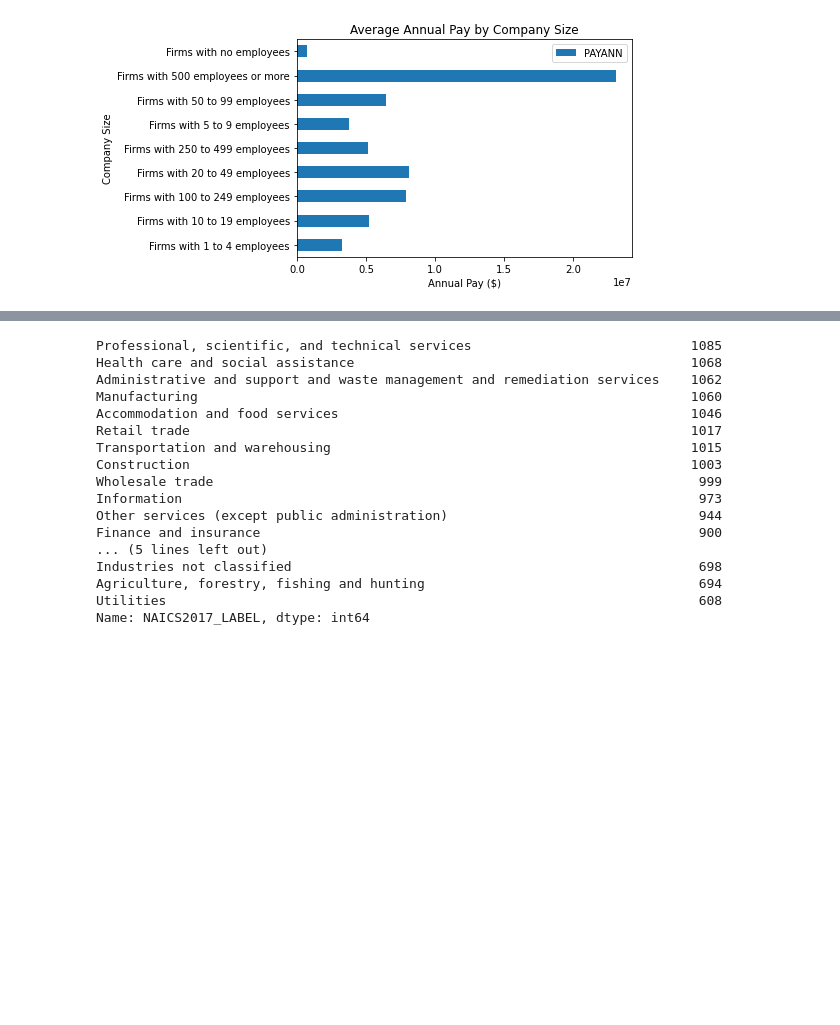
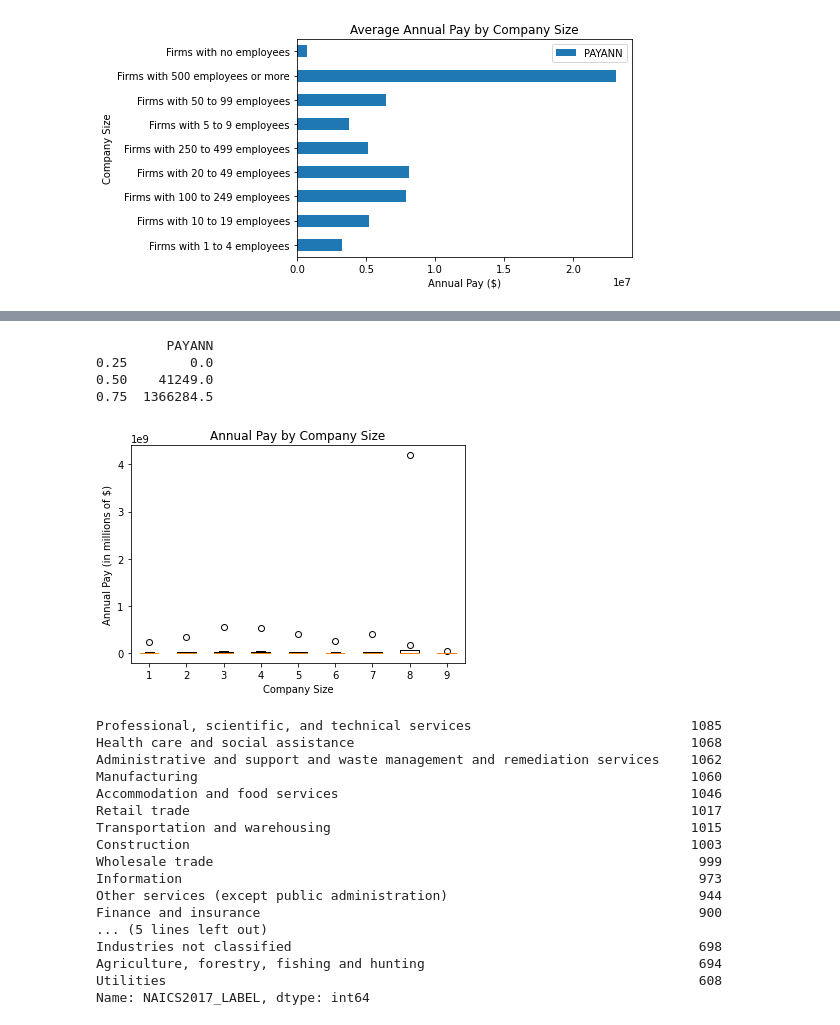
Before and after one commit to TKorby/Census-CompanySummary-Assessment, a Jupyter notebook: Dev10 M08 - Creating Visualizations While Exploring Data.ipynb, the cells around one changed output, grey strips where cells are left out. Saved outputs shown, nothing was run; the diff lists cells and outputs as text; code cells hidden in the pictures; blank space fills up the shorter version.

```diff
--- a/Dev10 M08 - Creating Visualizations While Exploring Data.ipynb
+++ b/Dev10 M08 - Creating Visualizations While Exploring Data.ipynb
@@ -211,3 +272,19 @@ plt.show()
+# %%
+desc_annual_pay_company_size = census_df_dropped_company_size.quantile([0.25,0.5,0.75])
+print(desc_annual_pay_company_size)
+# %% [output]
+         PAYANN
+0.25        0.0
+0.50    41249.0
+0.75  1366284.5
+# %%
+plt.boxplot(desc_annual_pay_company_size)
+plt.title('Annual Pay by Company Size')
+plt.xlabel('Company Size')
+plt.ylabel('Annual Pay (in millions of $)')
+plt.show()
+# %% [output]
+[figure, added]
 # %%
 census_df_dropped_industry = census_df_dropped[(census_df_dropped['NAICS2017_LABEL'] != 'Total for all sectors')]
 census_df_dropped_industry['NAICS2017_LABEL'].value_counts()
```
Also changed, not shown: parts of 4 cells of this notebook.
